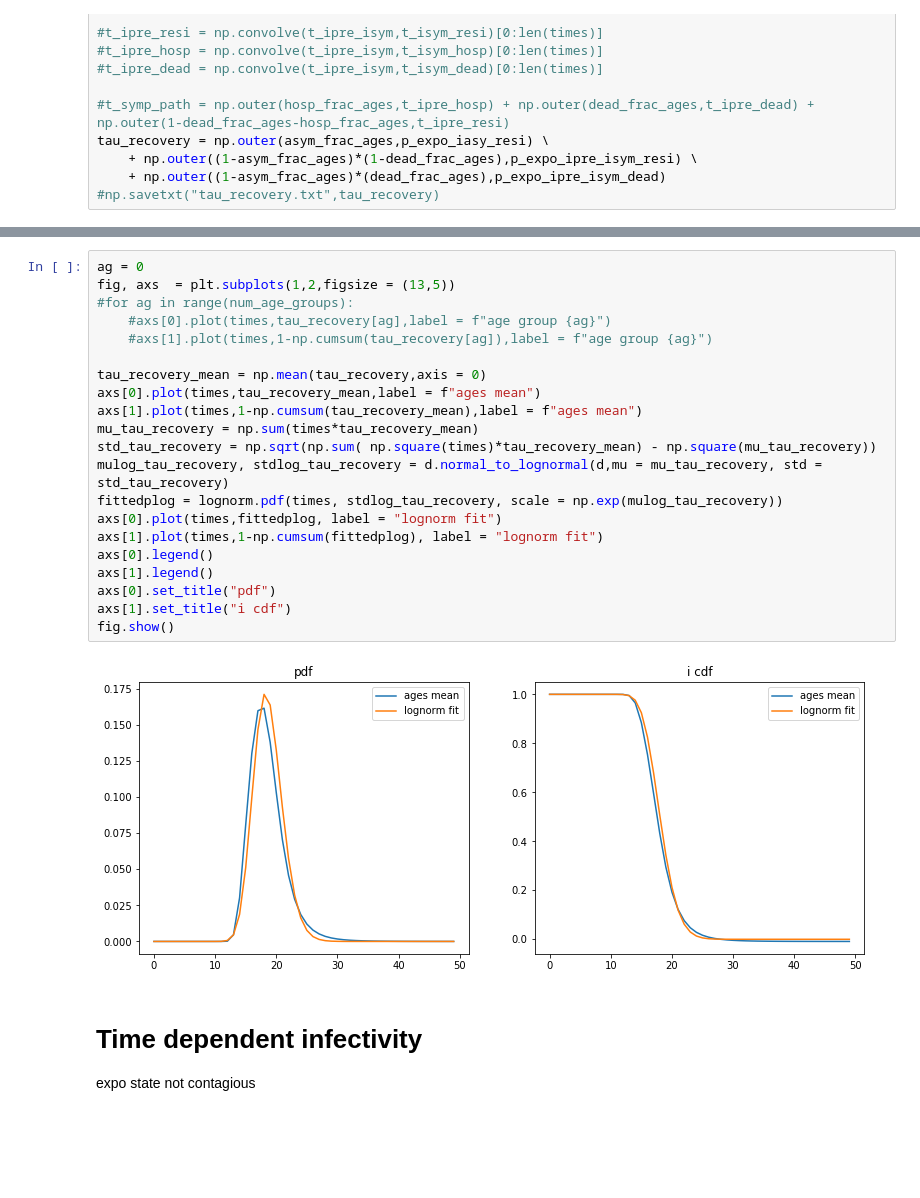
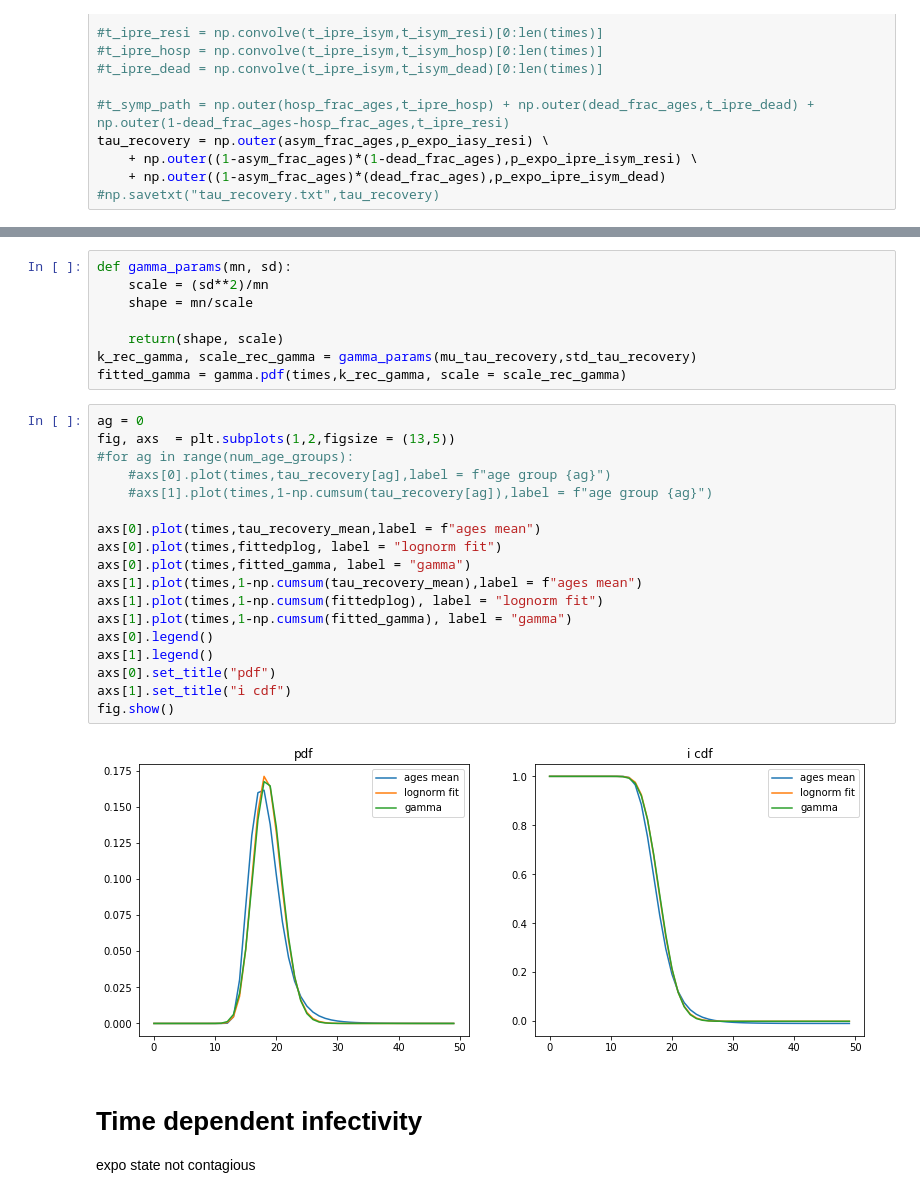
Before and after one commit to sibyl-team/simulator, a Jupyter notebook: priors.ipynb, the cells around one changed output, grey strips where cells are left out. Saved outputs shown, nothing was run; the diff lists cells and outputs as text; blank space fills up the shorter version.

```diff
--- a/priors.ipynb
+++ b/priors.ipynb
@@ -89,26 +103,31 @@ tau_recovery = np.outer(asym_frac_ages,p_expo_iasy_resi) \
+# %%
+def gamma_params(mn, sd):
+    scale = (sd**2)/mn
+    shape = mn/scale
+
+    return(shape, scale)
+k_rec_gamma, scale_rec_gamma = gamma_params(mu_tau_recovery,std_tau_recovery)
+fitted_gamma = gamma.pdf(times,k_rec_gamma, scale = scale_rec_gamma)
 # %%
 ag = 0
 fig, axs  = plt.subplots(1,2,figsize = (13,5))
 #for ag in range(num_age_groups):
     #axs[0].plot(times,tau_recovery[ag],label = f"age group {ag}")
     #axs[1].plot(times,1-np.cumsum(tau_recovery[ag]),label = f"age group {ag}")
 
-tau_recovery_mean = np.mean(tau_recovery,axis = 0)
 axs[0].plot(times,tau_recovery_mean,label = f"ages mean")
+axs[0].plot(times,fittedplog, label = "lognorm fit")
+axs[0].plot(times,fitted_gamma, label = "gamma")
 axs[1].plot(times,1-np.cumsum(tau_recovery_mean),label = f"ages mean")
-mu_tau_recovery = np.sum(times*tau_recovery_mean)
-std_tau_recovery = np.sqrt(np.sum( np.square(times)*tau_recovery_mean) - np.square(mu_tau_recovery))
-mulog_tau_recovery, stdlog_tau_recovery = d.normal_to_lognormal(d,mu = mu_tau_recovery, std = std_tau_recovery)
-fittedplog = lognorm.pdf(times, stdlog_tau_recovery, scale = np.exp(mulog_tau_recovery))
-axs[0].plot(times,fittedplog, label = "lognorm fit")
 axs[1].plot(times,1-np.cumsum(fittedplog), label = "lognorm fit")
+axs[1].plot(times,1-np.cumsum(fitted_gamma), label = "gamma")
 axs[0].legend()
 axs[1].legend()
 axs[0].set_title("pdf")
 axs[1].set_title("i cdf")
 fig.show()
 # %% [output]
-[figure, old version]
+[figure, new version]
 # %% [markdown]
 # Time dependent infectivity
 expo state not contagious
```
Also changed, not shown: parts of 2 cells of this notebook.
